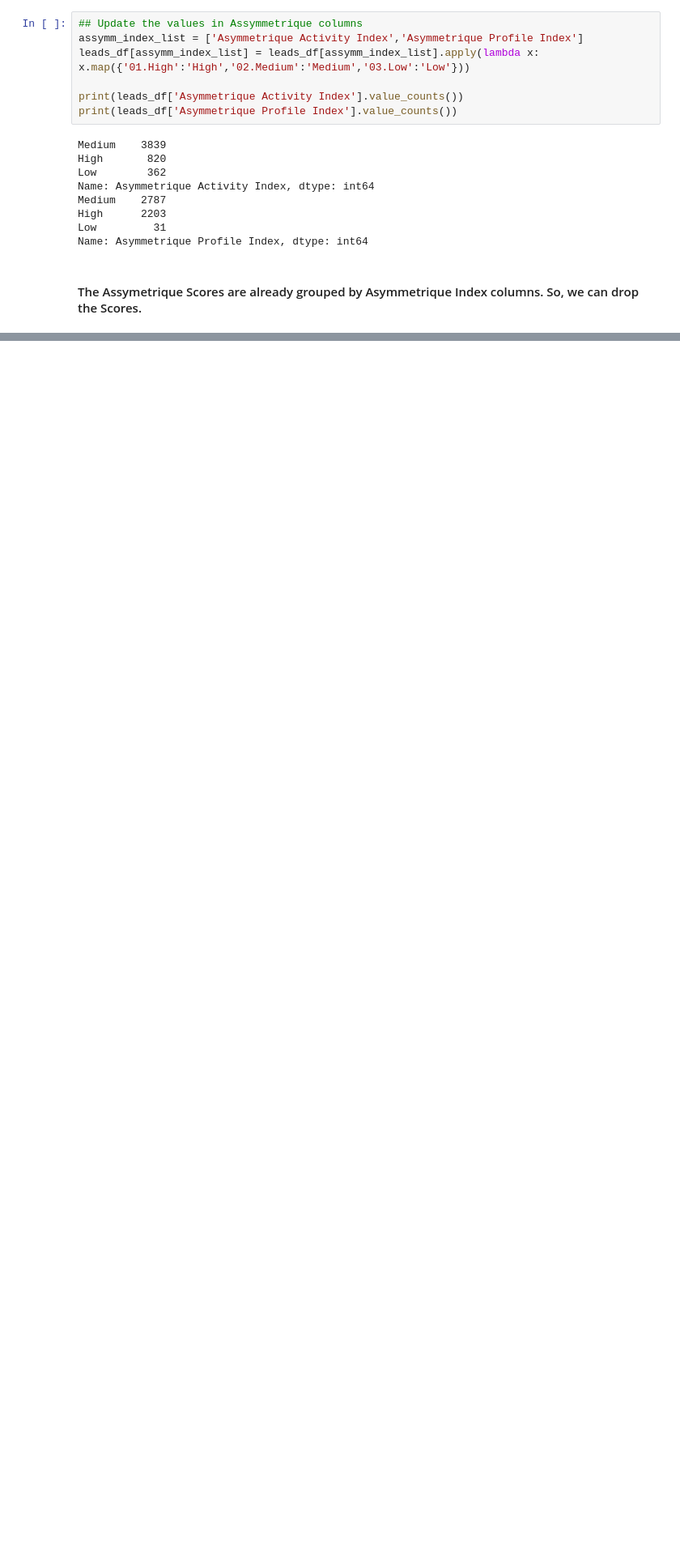
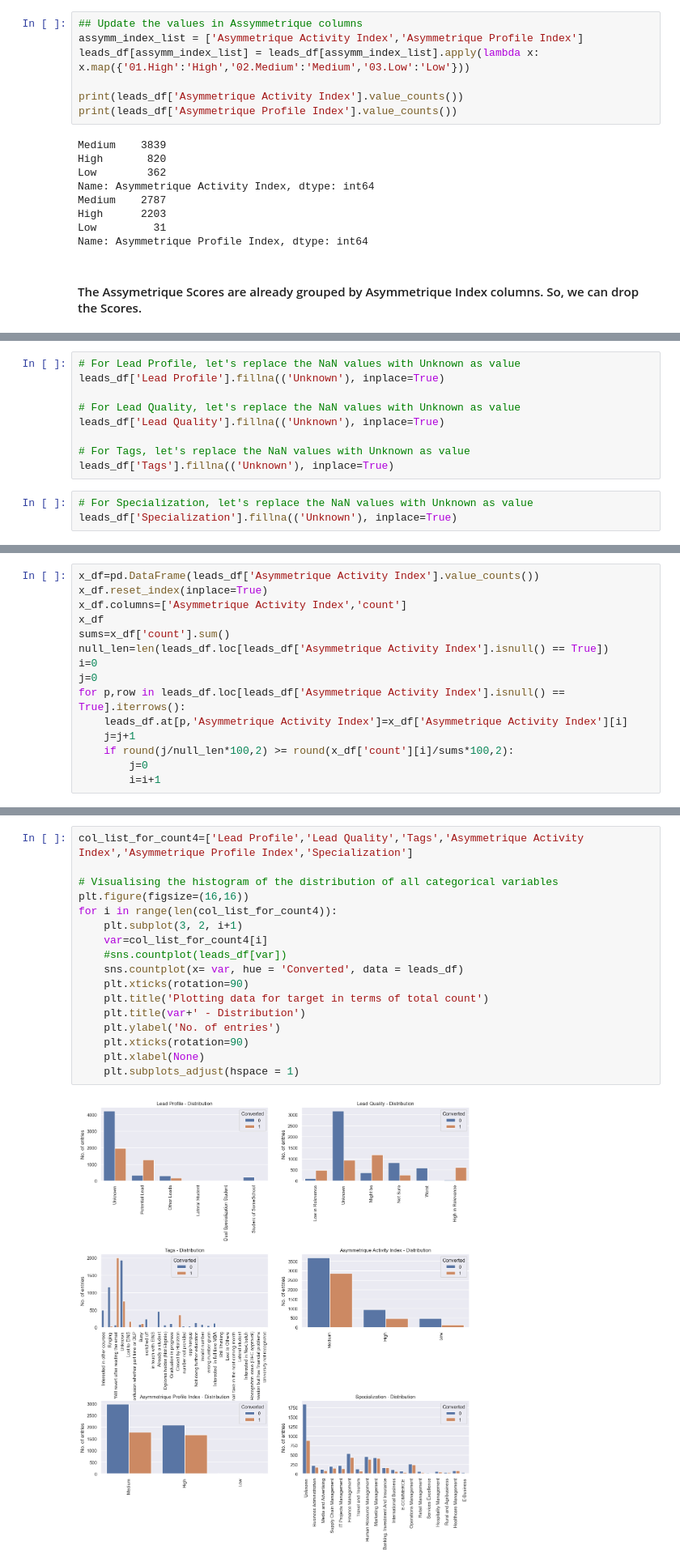
Before and after one commit to srikanth-chitturi/lead-scoring-case-study, a Jupyter notebook: lead_scoring_case_study.ipynb, the cells around one changed output, grey strips where cells are left out. Shown at 81% size. Cells and saved outputs as stored; diff of their text form; blank space fills up the shorter version.

```diff
--- a/lead_scoring_case_study.ipynb
+++ b/lead_scoring_case_study.ipynb
@@ -343,0 +500,12 @@ for i in range(len(col_list_for_count2)):
+# %%
+# For Lead Profile, let's replace the NaN values with Unknown as value
+leads_df['Lead Profile'].fillna(('Unknown'), inplace=True)
+
+# For Lead Quality, let's replace the NaN values with Unknown as value
+leads_df['Lead Quality'].fillna(('Unknown'), inplace=True)
+
+# For Tags, let's replace the NaN values with Unknown as value
+leads_df['Tags'].fillna(('Unknown'), inplace=True)
+# %%
+# For Specialization, let's replace the NaN values with Unknown as value
+leads_df['Specialization'].fillna(('Unknown'), inplace=True)
@@ -343,0 +529,15 @@ for i in range(len(col_list_for_count2)):
+# %%
+x_df=pd.DataFrame(leads_df['Asymmetrique Activity Index'].value_counts())
+x_df.reset_index(inplace=True)
+x_df.columns=['Asymmetrique Activity Index','count']
+x_df
+sums=x_df['count'].sum()
+null_len=len(leads_df.loc[leads_df['Asymmetrique Activity Index'].isnull() == True])
+i=0
+j=0
+for p,row in leads_df.loc[leads_df['Asymmetrique Activity Index'].isnull() == True].iterrows():
+    leads_df.at[p,'Asymmetrique Activity Index']=x_df['Asymmetrique Activity Index'][i]
+    j=j+1
+    if round(j/null_len*100,2) >= round(x_df['count'][i]/sums*100,2):
+        j=0
+        i=i+1
@@ -343,0 +546,19 @@ for i in range(len(col_list_for_count2)):
+# %%
+col_list_for_count4=['Lead Profile','Lead Quality','Tags','Asymmetrique Activity Index','Asymmetrique Profile Index','Specialization']
+
+# Visualising the histogram of the distribution of all categorical variables
+plt.figure(figsize=(16,16))
+for i in range(len(col_list_for_count4)):
+    plt.subplot(3, 2, i+1)
+    var=col_list_for_count4[i]
+    #sns.countplot(leads_df[var])
+    sns.countplot(x= var, hue = 'Converted', data = leads_df)
+    plt.xticks(rotation=90)
+    plt.title('Plotting data for target in terms of total count')
+    plt.title(var+' - Distribution')
+    plt.ylabel('No. of entries')
+    plt.xticks(rotation=90)
+    plt.xlabel(None)
+    plt.subplots_adjust(hspace = 1)
+# %% [output]
+[figure, added]
```
Also changed, not shown: parts of 65 cells of this notebook.
